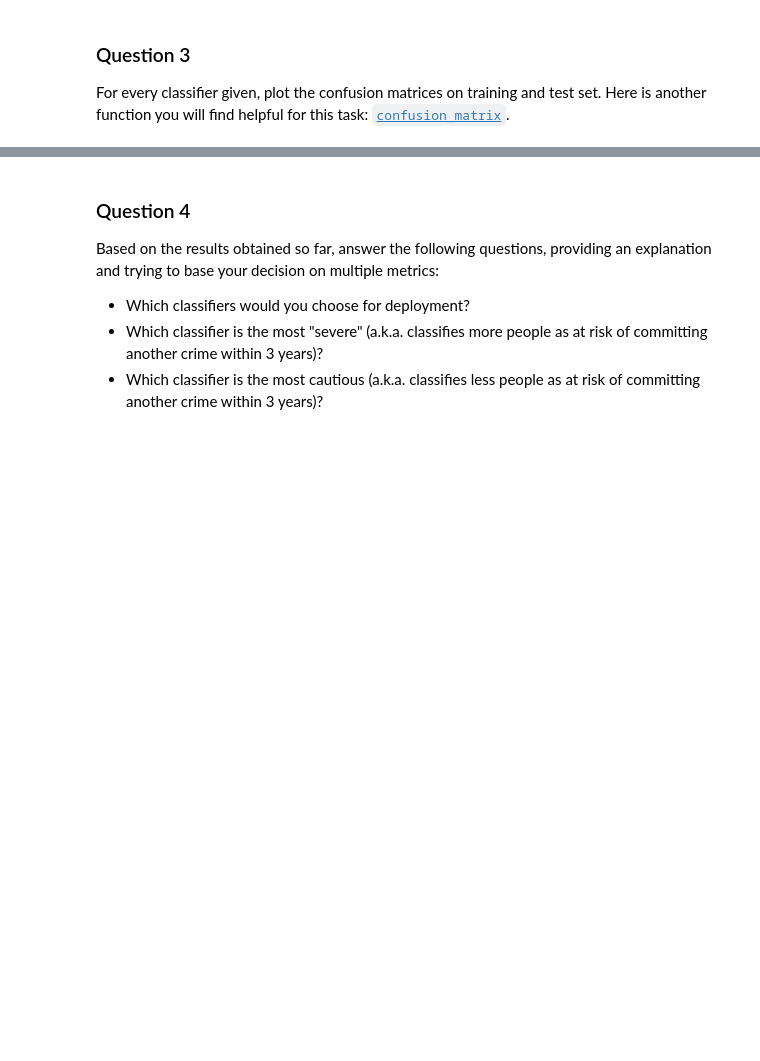
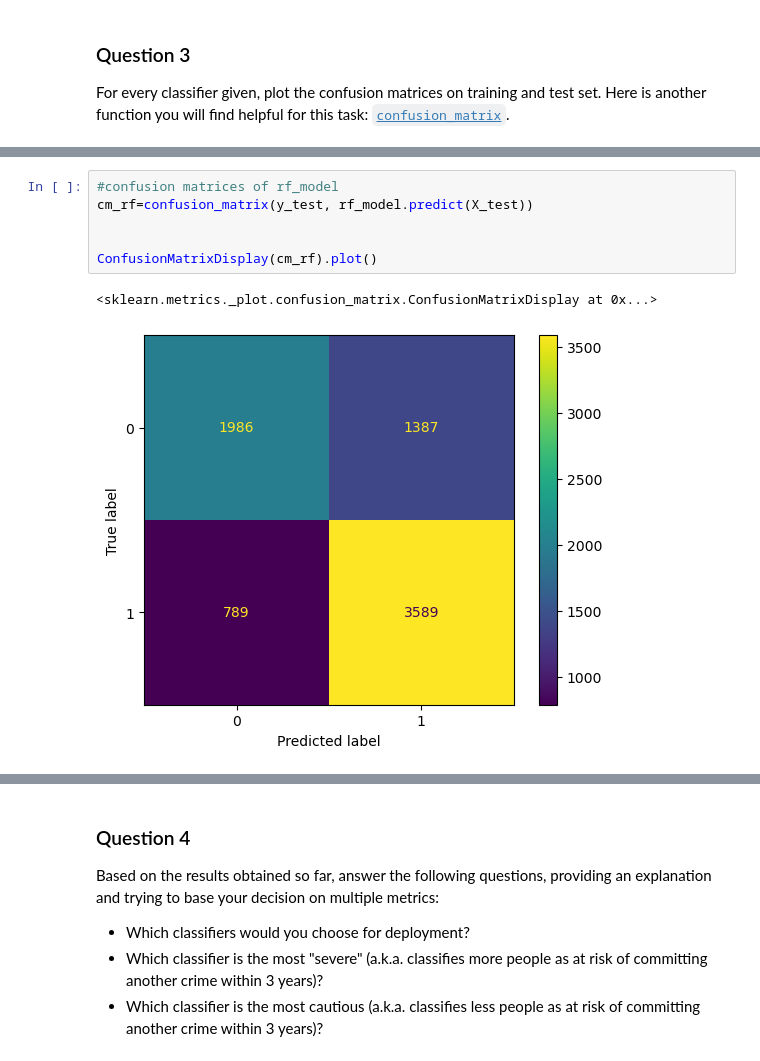
Before and after one commit to wsl0917/DSCI430_module2_assignment, a Jupyter notebook: Module 3 assignment-1.ipynb, the cells around one changed output, grey strips where cells are left out. Drawn from its saved outputs; the diff is of its cells as text; blank space fills up the shorter version.

```diff
--- a/Module 3 assignment-1.ipynb
+++ b/Module 3 assignment-1.ipynb
@@ -201,0 +215,9 @@ For every classifier given, plot the confusion matrices on training and test set
+# %%
+#confusion matrices of rf_model
+cm_rf=confusion_matrix(y_test, rf_model.predict(X_test))
+
+
+ConfusionMatrixDisplay(cm_rf).plot()
+# %% [output]
+<sklearn.metrics._plot.confusion_matrix.ConfusionMatrixDisplay at 0x...>
+[figure, added]
```
Also changed, not shown: parts of 7 cells of this notebook.
